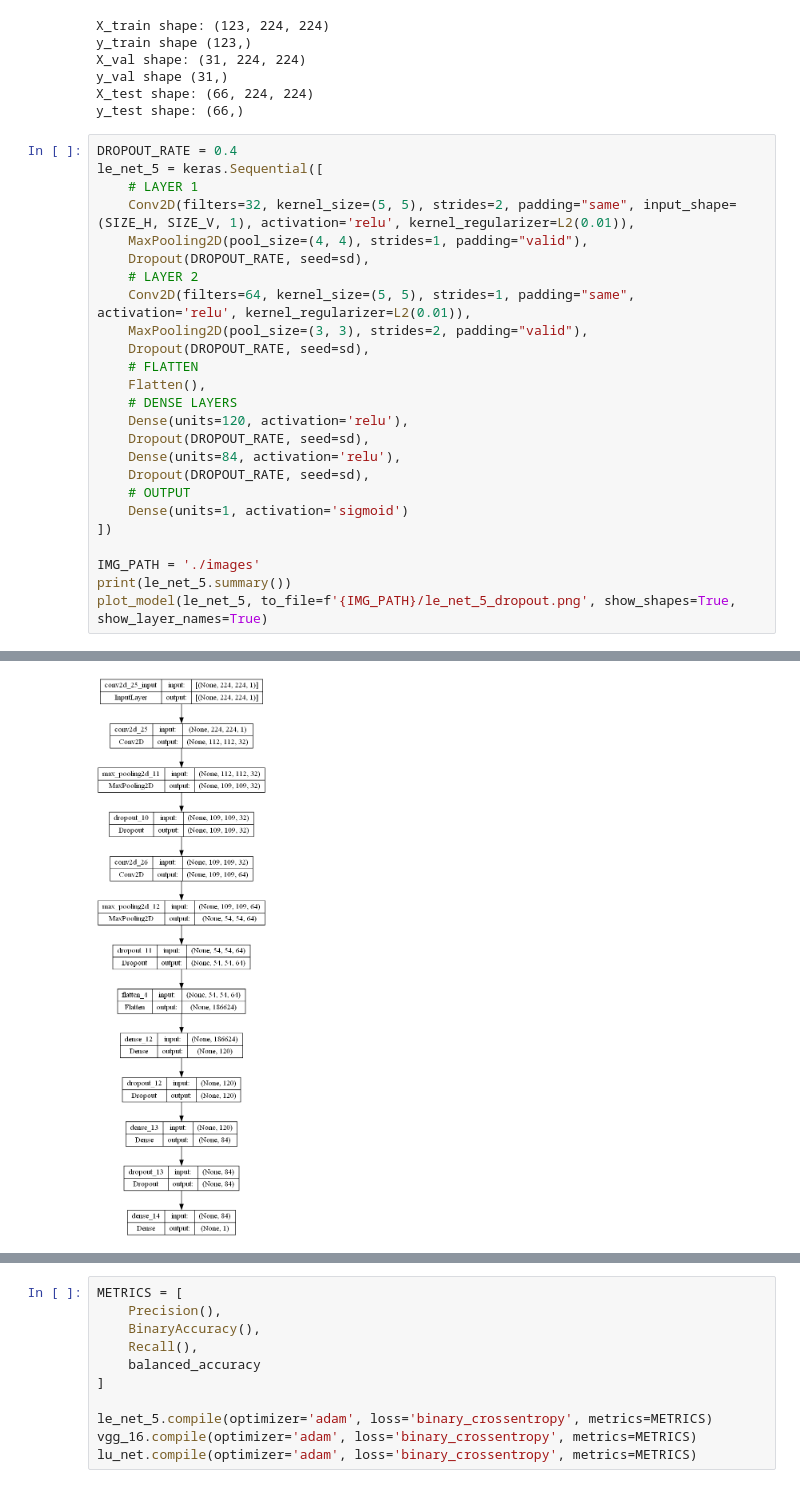
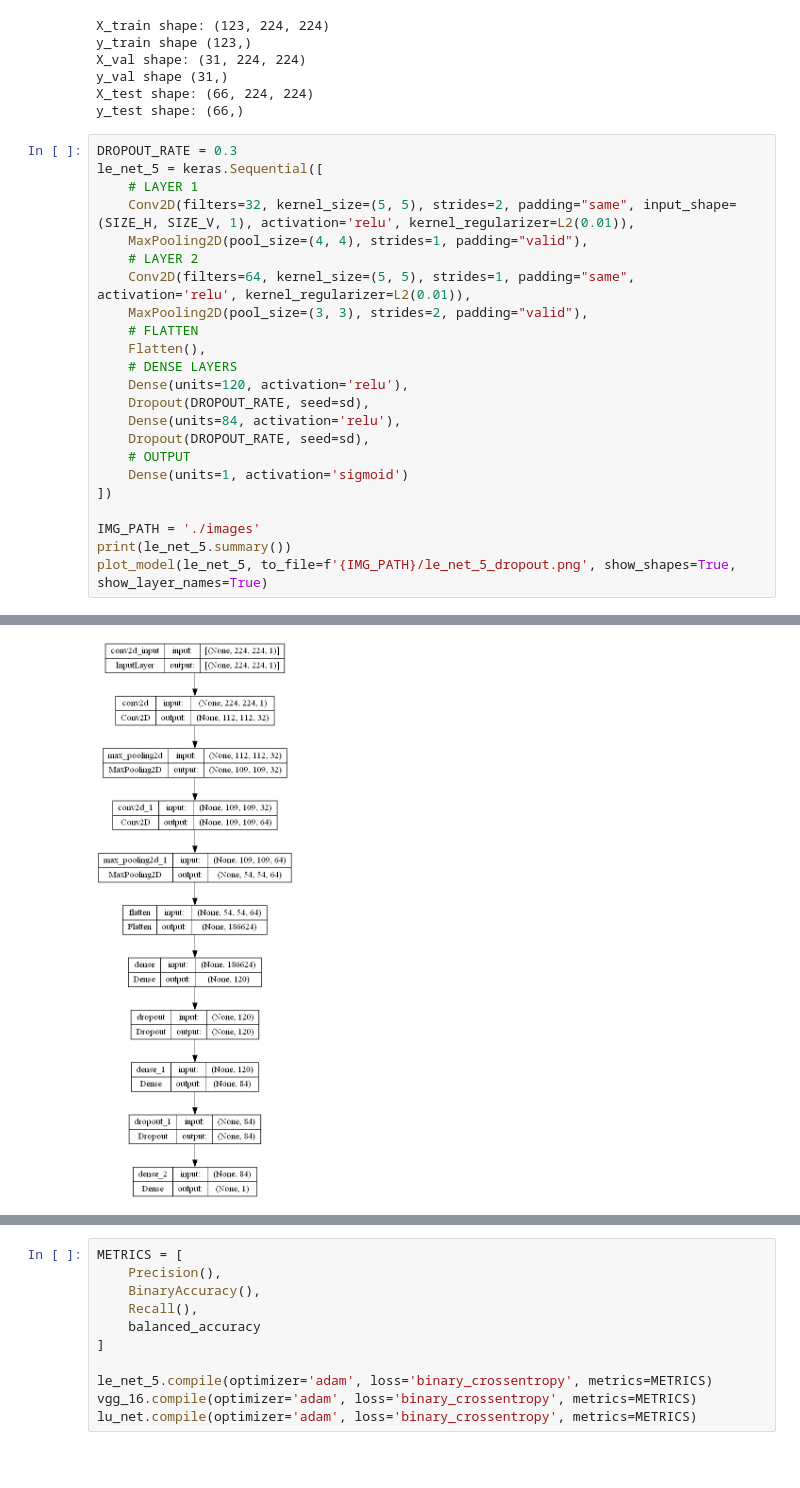
Before and after one commit to BittingBarracuda/BTD_Python, a Jupyter notebook: nn2_train.ipynb, the cells around one changed output, grey strips where cells are left out. Saved outputs shown, nothing was run; the diff lists cells and outputs as text; blank space fills up the shorter version.

```diff
--- a/nn2_train.ipynb
+++ b/nn2_train.ipynb
@@ -503,16 +503,14 @@ y_val shape (31,)
 X_test shape: (66, 224, 224)
 y_test shape: (66,)
 # %%
-DROPOUT_RATE = 0.4
+DROPOUT_RATE = 0.3
 le_net_5 = keras.Sequential([
     # LAYER 1
     Conv2D(filters=32, kernel_size=(5, 5), strides=2, padding="same", input_shape=(SIZE_H, SIZE_V, 1), activation='relu', kernel_regularizer=L2(0.01)),
     MaxPooling2D(pool_size=(4, 4), strides=1, padding="valid"),
-    Dropout(DROPOUT_RATE, seed=sd),
     # LAYER 2
     Conv2D(filters=64, kernel_size=(5, 5), strides=1, padding="same", activation='relu', kernel_regularizer=L2(0.01)),
     MaxPooling2D(pool_size=(3, 3), strides=2, padding="valid"),
-    Dropout(DROPOUT_RATE, seed=sd),
     # FLATTEN
     Flatten(),
     # DENSE LAYERS
@@ -544,8 +542,8 @@ _________________________________________________________________
 Trainable params: 22,457,345
 Non-trainable params: 0
 _________________________________________________________________
 None
-[figure, old version]
+[figure, new version]
 # %%
 vgg_16 = keras.Sequential([
     # LAYER 1
```
Also changed, not shown: parts of 7 cells of this notebook, 4 other files.
